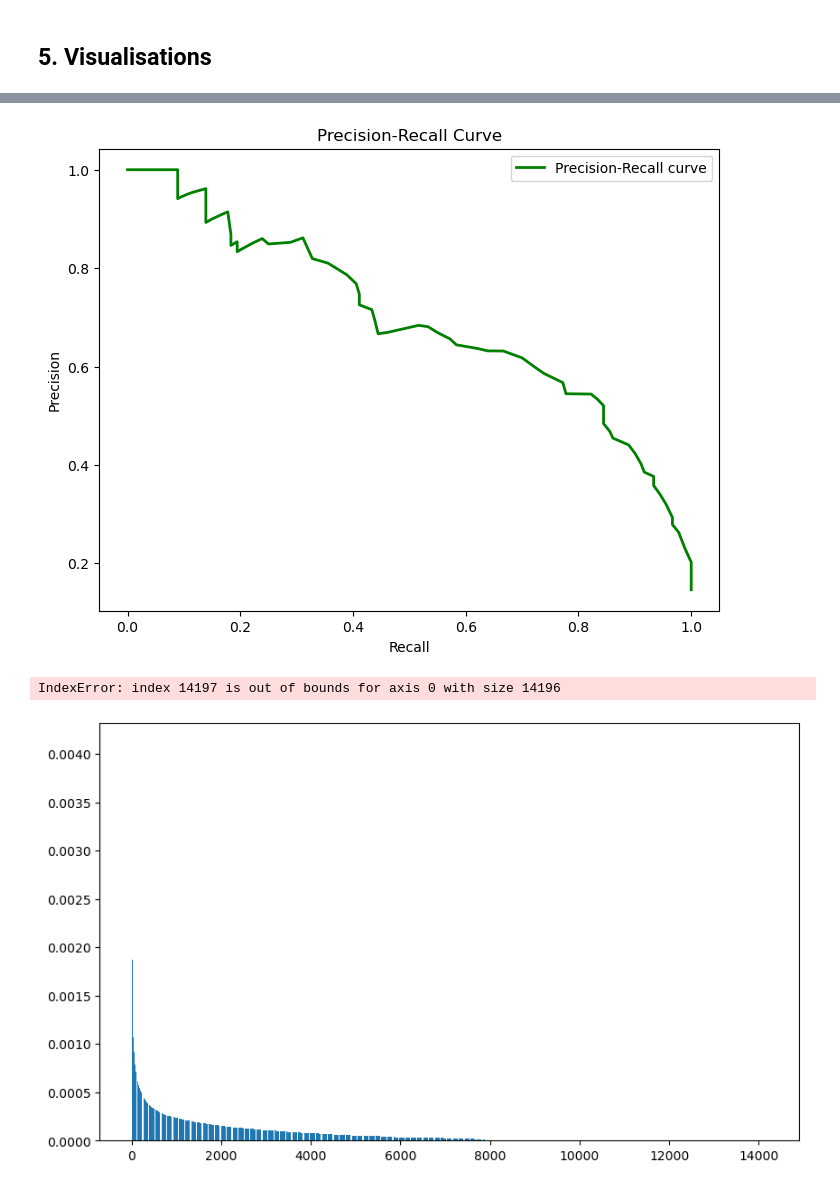
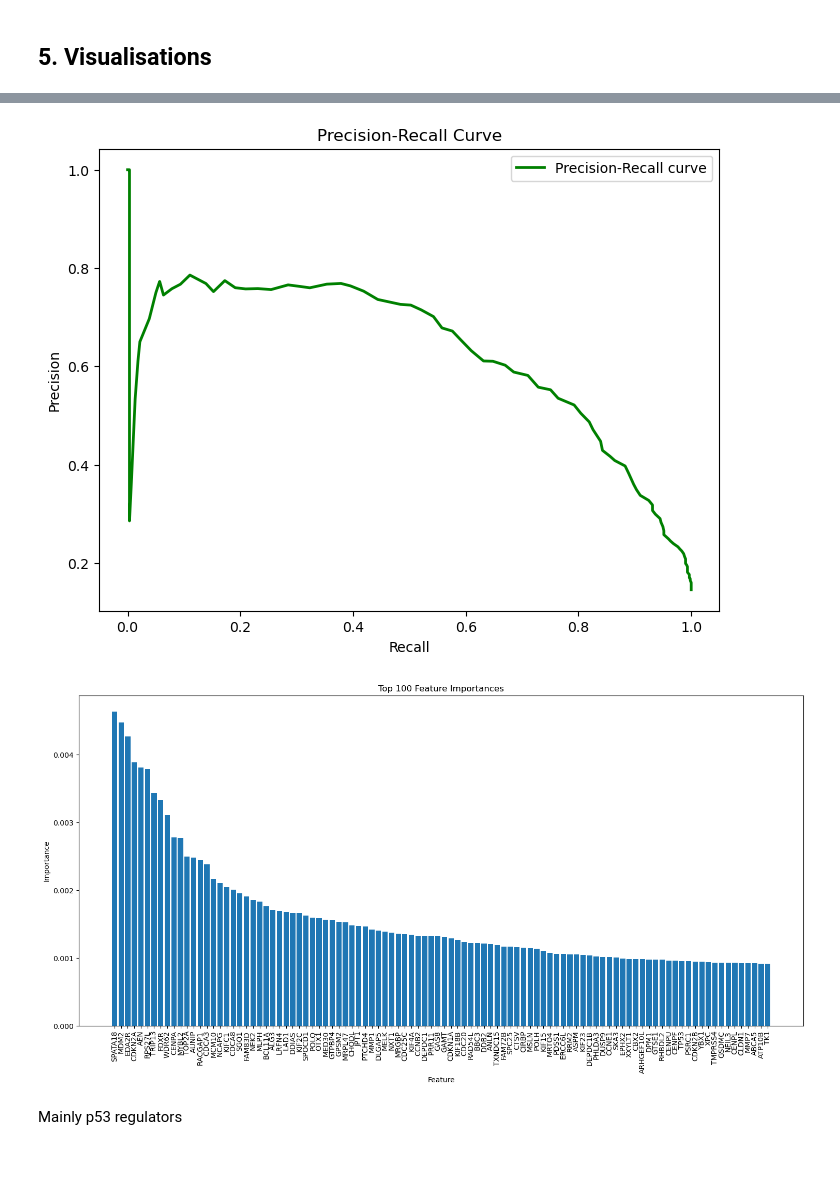
Before and after one commit to mxvp/TP53_classifier, a Jupyter notebook: rf_preprocessed.ipynb, the cells around one changed output, grey strips where cells are left out. Cells and saved outputs as stored; diff of their text form; code cells hidden in the pictures; blank space fills up the shorter version.

Commit message:
visualisation + ratio matching"

```diff
--- a/rf_preprocessed.ipynb
+++ b/rf_preprocessed.ipynb
@@ -40 +85,3 @@ dataset['mutated'] = metadata.iloc[:,-2]
+# %%
+X_train, X_test, y_train, y_test = train_test_split(X, y, test_size=0.3, random_state=42)
 # %% [markdown]
@@ -75,0 +126,4 @@ def CreateSTSim(dataset, num_circles=6, grid_size=64, circle_radius=[4, 9], seed
+# %%
+# Spatial data simulation for training set
+grid_size = 64
+features_train, labels_train, samples_train = CreateSTSim(X_train, y_train, num_circles=8, grid_size=grid_size, circle_radius=[9, 13], seed=1)
@@ -100,9 +140,16 @@ X_train, X_test, y_train, y_test = train_test_split(combined_data, flattened_lab
+# %%
+# Further processing for training and testing
+# Reshape the features to prepare for modeling - for training and testing sets
+reshaped_features_train = features_train.reshape(-1, features_train.shape[2])  # Reshape training features
+reshaped_features_test = features_test.reshape(-1, features_test.shape[2])  # Reshape test features
+
+# Flatten the labels - for training and testing sets
+flattened_labels_train = labels_train.flatten()  # Flatten training labels
+flattened_labels_test = labels_test.flatten()  # Flatten test labels
 # %%
-# Initialize the Random Forest Classifier
+# Model training using simulated training data
 rf_classifier = RandomForestClassifier(n_estimators=100, random_state=42)
-
-# Train the model
-rf_classifier.fit(X_train, y_train)
+rf_classifier.fit(reshaped_features_train, flattened_labels_train)
 # %% [output]
 RandomForestClassifier(random_state=42)
 # %%
@@ -175,7 +207,5 @@ plt.show()
 # %%
-from sklearn.metrics import precision_recall_curve
-
-precision, recall, _ = precision_recall_curve(y_test, preds)
+precision, recall, _ = precision_recall_curve(flattened_labels_test, preds_test)
 
 plt.figure(figsize=(8, 6))
 plt.plot(recall, precision, color='green', lw=2, label='Precision-Recall curve')
@@ -185,20 +215,25 @@ plt.title('Precision-Recall Curve')
 plt.legend(loc='best')
 plt.show()
 # %% [output]
-[figure, old version]
+[figure, new version]
 # %%
 feature_importances = rf_classifier.feature_importances_
 feature_names = dataset.columns[:-1]  # Excluding the target variable
 sorted_indices = np.argsort(feature_importances)[::-1]
 
-plt.figure(figsize=(10, 6))
-plt.bar(range(len(feature_importances)), feature_importances[sorted_indices], align='center')
-plt.xticks(range(len(feature_importances)), feature_names[sorted_indices], rotation=90)
+top_feature_importances = feature_importances[sorted_indices][:100]
+top_feature_names = feature_names[sorted_indices][:100]
+
+plt.figure(figsize=(15, 8))  # Adjust the figure size as needed
+plt.bar(range(100), top_feature_importances, align='center')
+plt.xticks(range(100), top_feature_names, rotation=90)
 plt.xlabel('Feature')
 plt.ylabel('Importance')
-plt.title('Feature Importance')
+plt.title('Top 100 Feature Importances')
+plt.tight_layout()  # To ensure labels fit within the figure
 plt.show()
 # %% [output]
-IndexError: index 14197 is out of bounds for axis 0 with size 14196
-[figure, old version]
+[figure, new version]
+# %% [markdown]
+Mainly p53 regulators
 # %%
```
Also changed, not shown: parts of 18 cells of this notebook.
